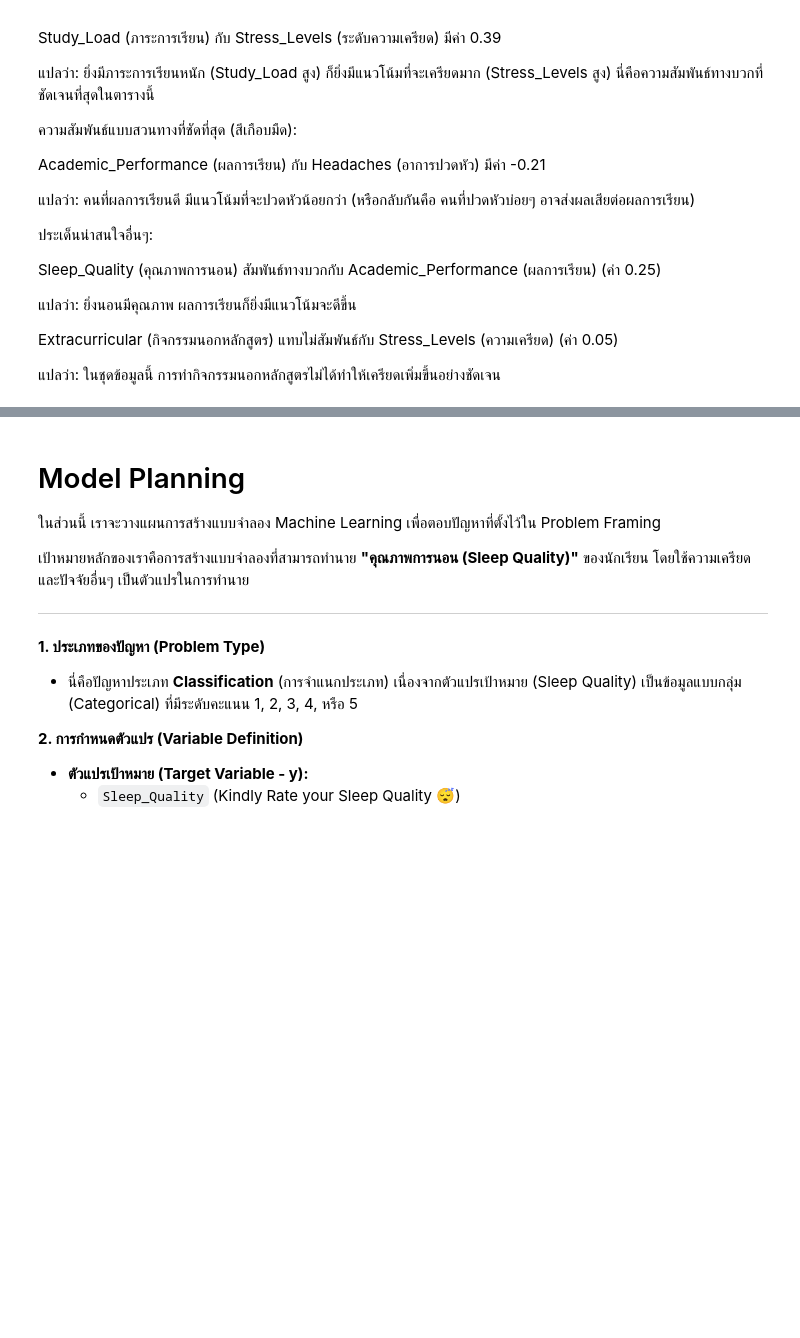
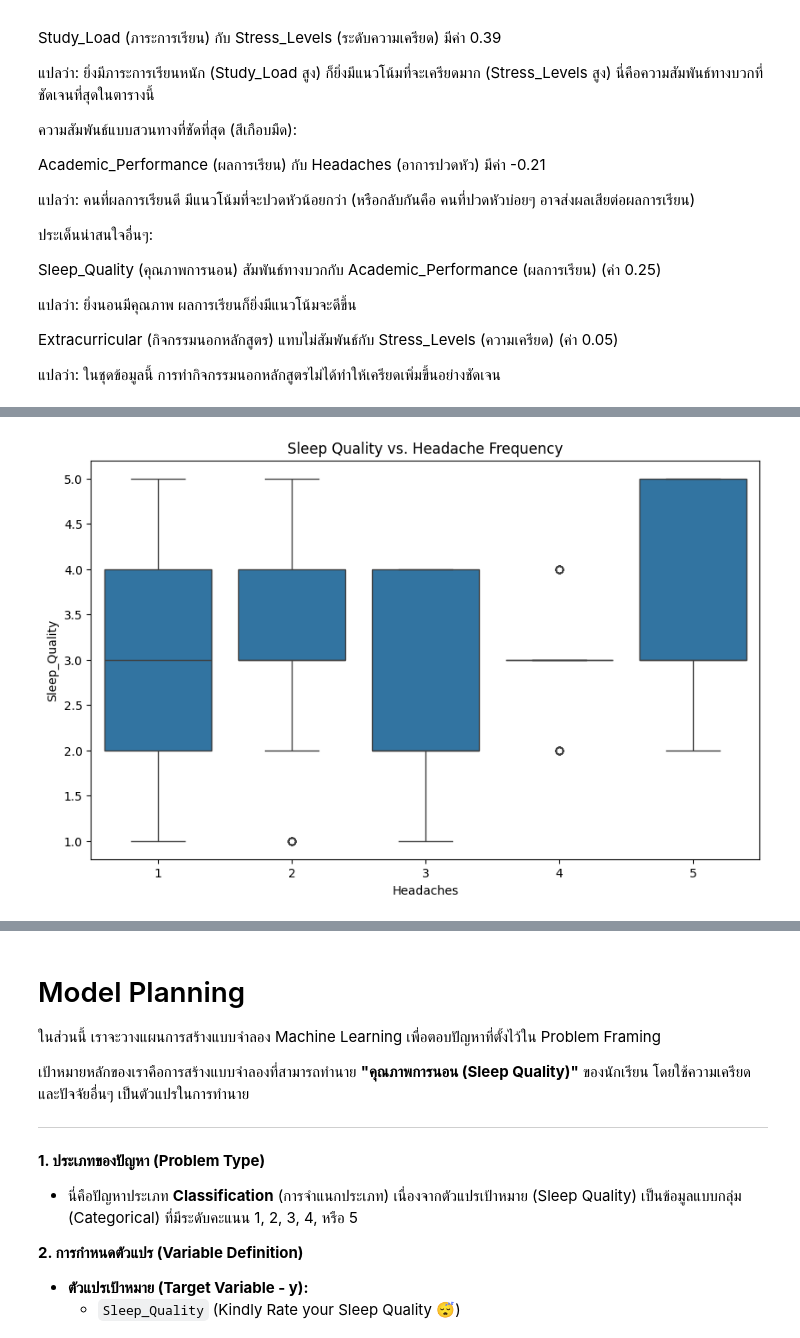
Before and after one commit to Phassakorn512/CS240-termproject, a Jupyter notebook: termproject.ipynb, the cells around one changed output, grey strips where cells are left out. Saved outputs shown, nothing was run; the diff lists cells and outputs as text; code cells hidden in the pictures; blank space fills up the shorter version.

```diff
--- a/termproject.ipynb
+++ b/termproject.ipynb
@@ -787,0 +566,8 @@ plt.show()
+# %%
+# สร้างกราฟ boxplot โดยให้ Headache Frequency (แกน X) เทียบกับ Sleep Quality (แกน Y)
+plt.figure(figsize=(10, 6))
+sb.boxplot(x='Headaches', y="Sleep_Quality", data=df)
+plt.title('Sleep Quality vs. Headache Frequency')
+plt.show()
+# %% [output]
+[figure, added]
```
Also changed, not shown: parts of 41 cells of this notebook.
